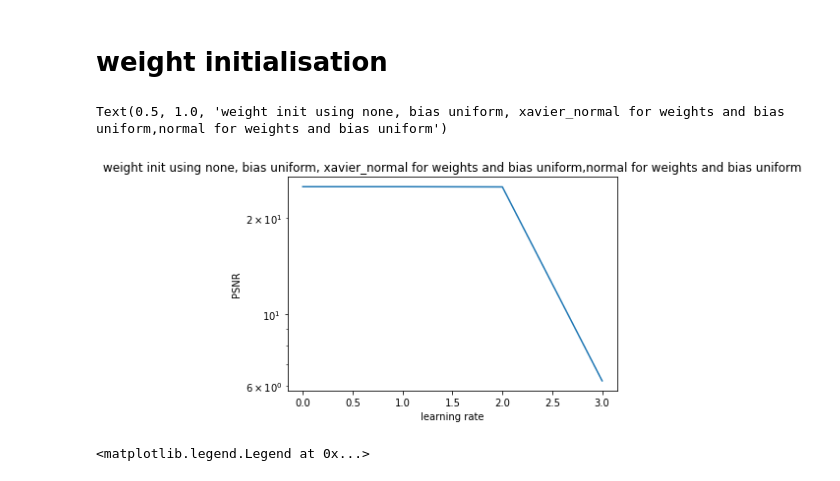
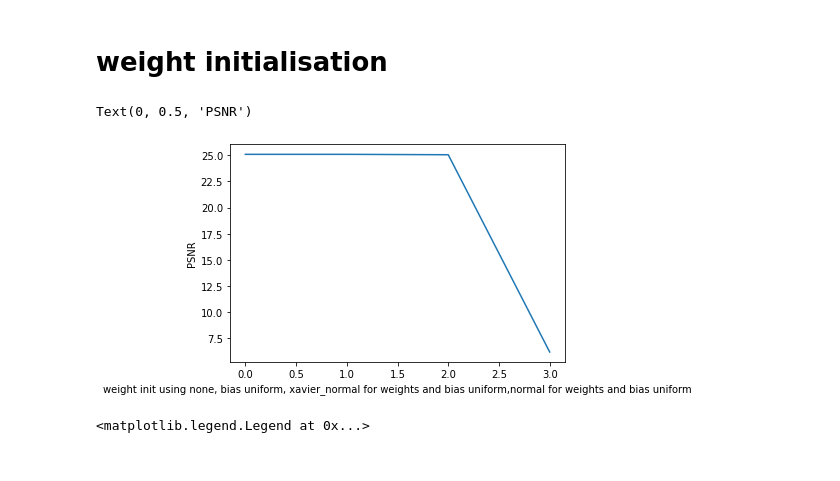
Before and after one commit to yetiiil/EE559, a Jupyter notebook: Miniproject_1/random_bip_bop.ipynb, the cells around one changed output. Drawn from its saved outputs; the diff is of its cells as text; code cells hidden in the pictures.

Commit message:
better plots

```diff
--- a/Miniproject_1/random_bip_bop.ipynb
+++ b/Miniproject_1/random_bip_bop.ipynb
@@ -365,13 +368,12 @@ y_weight_innit=[[15.653672930784523,
 psnr_weight_innit=[25.08732513809204,25.087283992767333,25.048596147537232,6.208961403906345]
 # %%
 plt.plot(psnr_weight_innit)
-plt.yscale('log')
-plt.xlabel('learning rate')
+
+plt.xlabel('weight init using none, bias uniform, xavier_normal for weights and bias uniform,normal for weights and bias uniform')
 plt.ylabel('PSNR')
-plt.title('weight init using none, bias uniform, xavier_normal for weights and bias uniform,normal for weights and bias uniform')
 # %% [output]
-Text(0.5, 1.0, 'weight init using none, bias uniform, xavier_normal for weights and bias uniform,normal for weights and bias uniform')
+Text(0, 0.5, 'PSNR')
-[figure, old version]
+[figure, new version]
 # %%
 for i in y_weight_innit:
     plt.plot(i)
```
Also changed, not shown: parts of 11 cells of this notebook.
